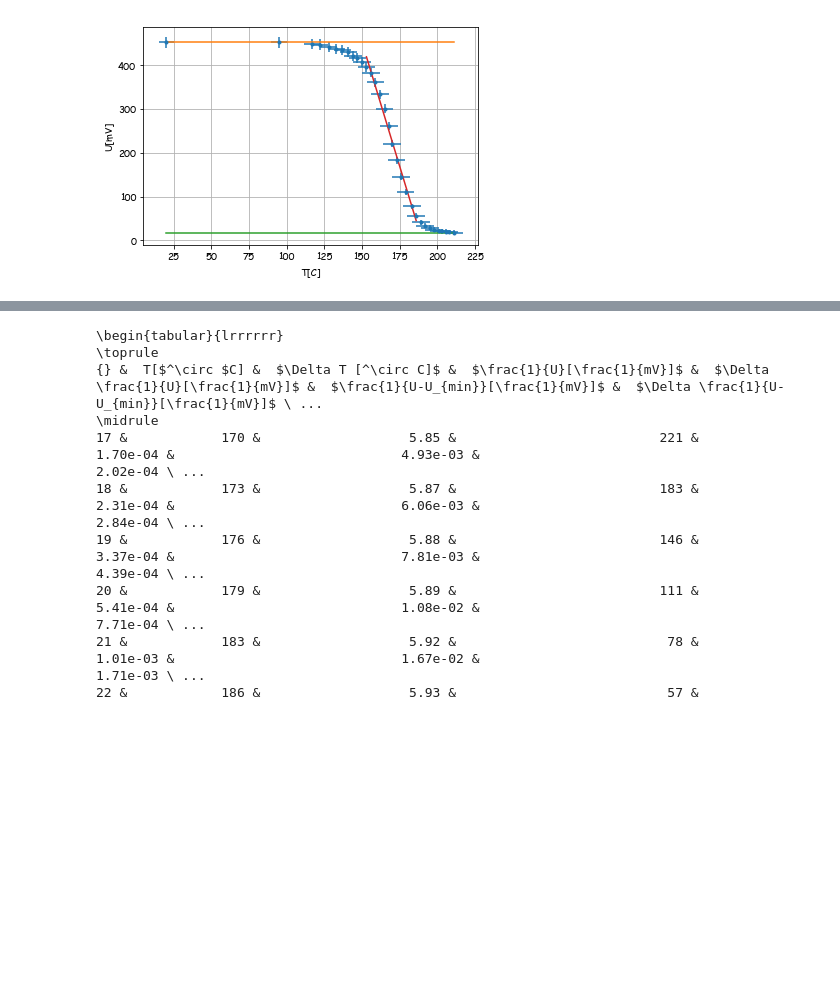
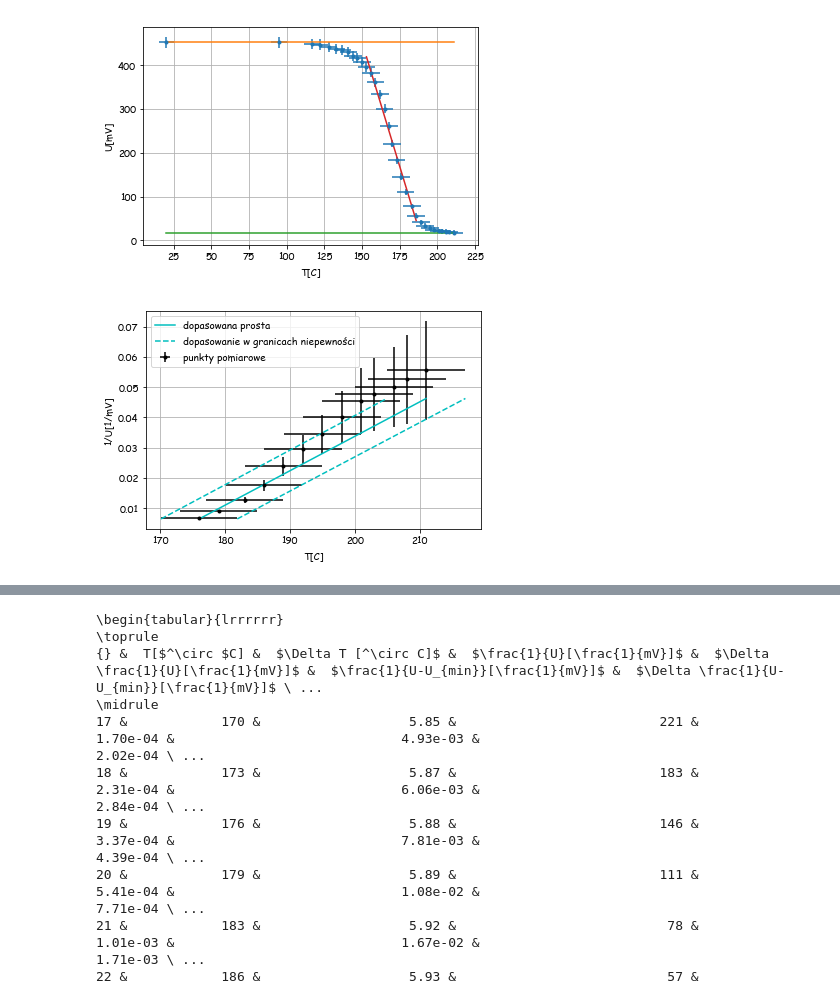
Before and after one commit to MarikinPaulina/LabFiz1, a Jupyter notebook: 03-20-Histereza/Histereza.ipynb, the cells around one changed output, grey strips where cells are left out. Drawn from its saved outputs; the diff is of its cells as text; code cells hidden in the pictures; blank space fills up the shorter version.

```diff
--- a/03-20-Histereza/Histereza.ipynb
+++ b/03-20-Histereza/Histereza.ipynb
@@ -91,3 +80,24 @@ plt.savefig("Curie_proste.png")
 # %% [output]
 [figure]
+# %%
+plt.errorbar(Dane["T[C]"][19::],1/(Dane["U[mV]"][19::]),delta_U[19::]/Dane["U[mV]"][19::]**2,delta_T[19::],\
+             'k.',label='punkty pomiarowe')
+prosta, D_prosta = np.polyfit(Dane["T[C]"][19::],1/(Dane["U[mV]"][19::]),1,cov=True,\
+                              w=((delta_U[19::]/Dane["U[mV]"][19::]**2)**(-1)))
+plt.plot(Dane["T[C]"][19::],np.polyval(prosta,Dane["T[C]"][19::]),'c-',label='dopasowana prosta')
+prosta_mniej, D_prosta_mniej = np.polyfit(Dane["T[C]"][19::]-delta_T[19::],1/(Dane["U[mV]"][19::]),\
+                                          1,cov=True,w=((delta_U[19::]/Dane["U[mV]"][19::]**2)**(-1)))
+plt.plot(Dane["T[C]"][19::]-delta_T[19::],np.polyval(prosta_mniej,Dane["T[C]"][19::]-delta_T[19::]),\
+         'c--',label='dopasowanie w granicach niepewności')
+prosta_wiecej, D_prosta_wiecej = np.polyfit(Dane["T[C]"][19::]+delta_T[19::],1/(Dane["U[mV]"][19::]),\
+                                          1,cov=True,w=((delta_U[19::]/Dane["U[mV]"][19::]**2)**(-1)))
+plt.plot(Dane["T[C]"][19::]+delta_T[19::],np.polyval(prosta_wiecej,Dane["T[C]"][19::]+delta_T[19::]),\
+         'c--')
+plt.legend(loc='upper left')
+plt.grid()
+plt.ylabel("1/U[1/mV]")
+plt.xlabel("T[C]")
+# plt.savefig("Curie_odwrotnosc.eps")
+# %% [output]
+[figure, added]
 # %%
```
Also changed, not shown: parts of 5 cells of this notebook, 14 other files.
